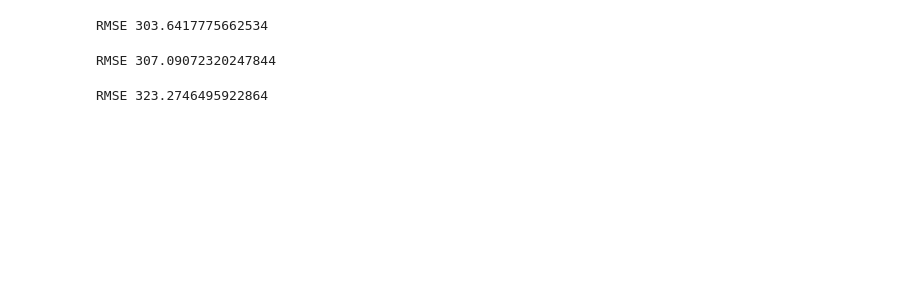
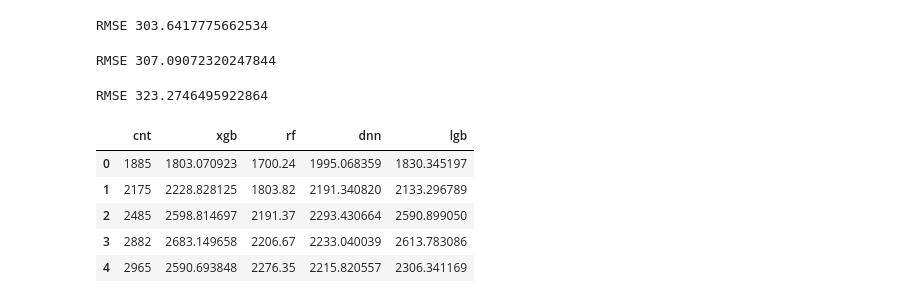
Before and after one commit to Omtye/Kaggle_study, a Jupyter notebook: 데이터전처리/런던자전거수요예측.ipynb, the cells around one changed output. Saved outputs shown, nothing was run; the diff lists cells and outputs as text; code cells hidden in the pictures; blank space fills up the shorter version.

```diff
--- a/데이터전처리/런던자전거수요예측.ipynb
+++ b/데이터전처리/런던자전거수요예측.ipynb
@@ -468,0 +475,13 @@ RMSE 323.2746495922864
+# %%
+compare['xgb'] = xgb
+compare['rf'] = rf
+compare['dnn'] = dnn
+compare['lgb'] = lgb
+compare.head()
+# %% [output]
+|  | cnt | xgb | rf | dnn | lgb |
+| 0 | 1885 | 1803.070923 | 1700.24 | 1995.068359 | 1830.345197 |
+| 1 | 2175 | 2228.828125 | 1803.82 | 2191.340820 | 2133.296789 |
+| 2 | 2485 | 2598.814697 | 2191.37 | 2293.430664 | 2590.899050 |
+| 3 | 2882 | 2683.149658 | 2206.67 | 2233.040039 | 2613.783086 |
+| 4 | 2965 | 2590.693848 | 2276.35 | 2215.820557 | 2306.341169 |
```
Also changed, not shown: parts of 5 cells of this notebook.
